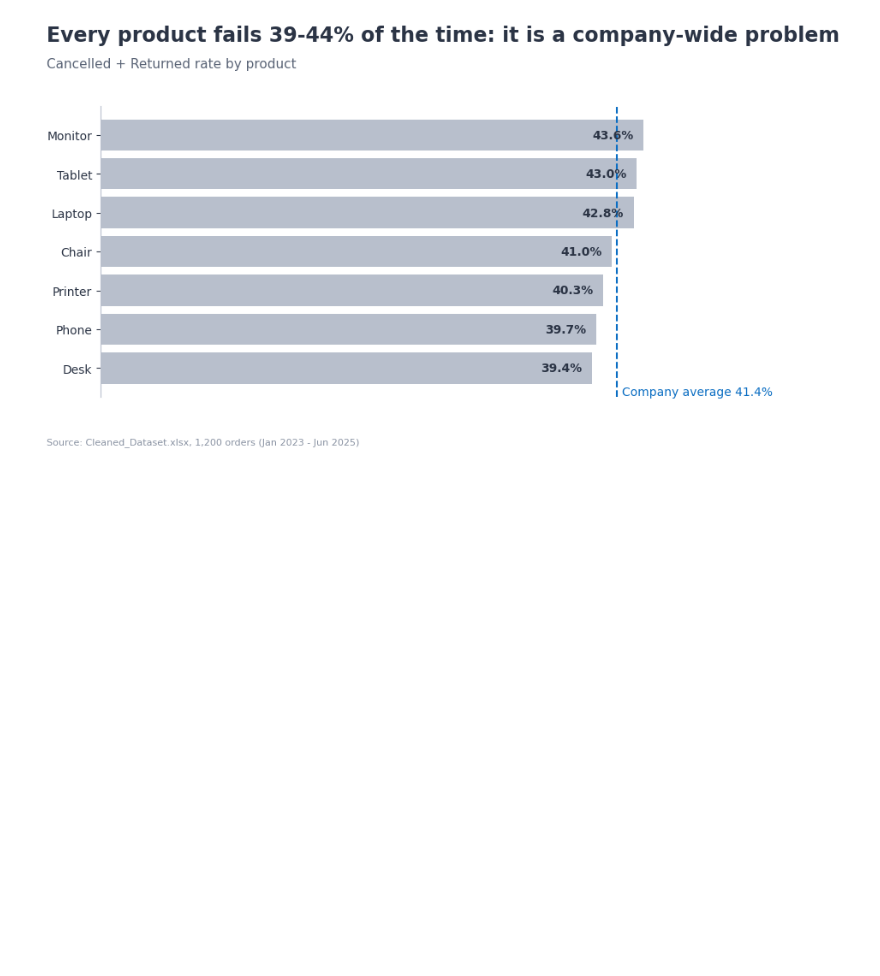
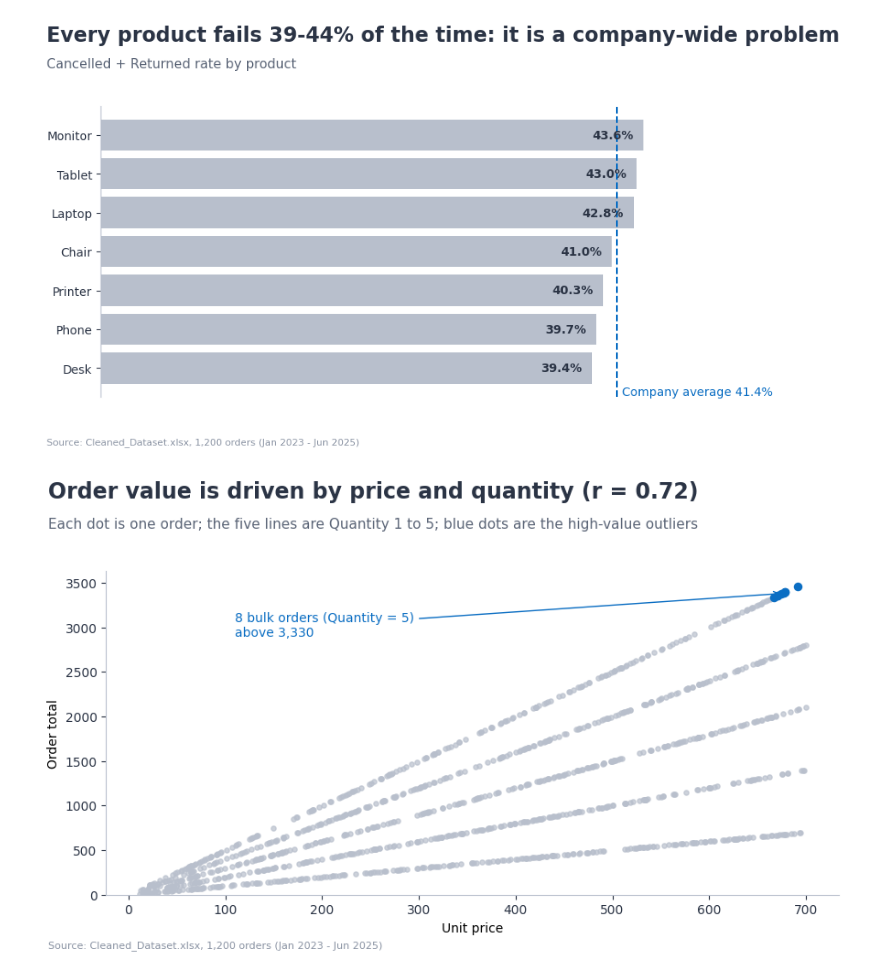
Before and after one commit to nasirali2024ag5310-arch/decodelabs-internship-project4, a Jupyter notebook: Visualization_Project4.ipynb, the cells around one changed output. Saved outputs shown, nothing was run; the diff lists cells and outputs as text; code cells hidden in the pictures; blank space fills up the shorter version.

Commit message:
Chart 6: Order_total vs Unit_price

```diff
--- a/Visualization_Project4.ipynb
+++ b/Visualization_Project4.ipynb
@@ -136,3 +136,22 @@ finish(fig, "Every product fails 39-44% of the time: it is a company-wide proble
        "Cancelled + Returned rate by product", "05_failure_by_product")
 # %% [output]
 [figure]
+# %%
+# SECTION 9: CHART 6 - RELATIONSHIP (scatter plot + highlighted outliers)
+q1, q3 = df.TotalPrice.quantile([.25, .75])
+upper = q3 + 1.5 * (q3 - q1)                                  # IQR outlier limit
+out = df[df.TotalPrice > upper]
+r = df.UnitPrice.corr(df.TotalPrice)
+
+fig, ax = plt.subplots(figsize=(9, 5.2))
+ax.scatter(df.UnitPrice, df.TotalPrice, s=14, color=GREY, alpha=.7)
+ax.scatter(out.UnitPrice, out.TotalPrice, s=34, color=ACCENT)
+ax.annotate(f"{len(out)} bulk orders (Quantity = 5)\nabove {upper:,.0f}",
+            xy=(out.UnitPrice.mean(), out.TotalPrice.mean()), xytext=(110, 2900),
+            color=ACCENT, fontsize=10, arrowprops=dict(arrowstyle="->", color=ACCENT))
+ax.set_xlabel("Unit price"); ax.set_ylabel("Order total"); ax.set_ylim(0)
+finish(fig, f"Order value is driven by price and quantity (r = {r:.2f})",
+       "Each dot is one order; the five lines are Quantity 1 to 5; blue dots are the high-value outliers",
+       "06_price_vs_total")
+# %% [output]
+[figure, added]
```
